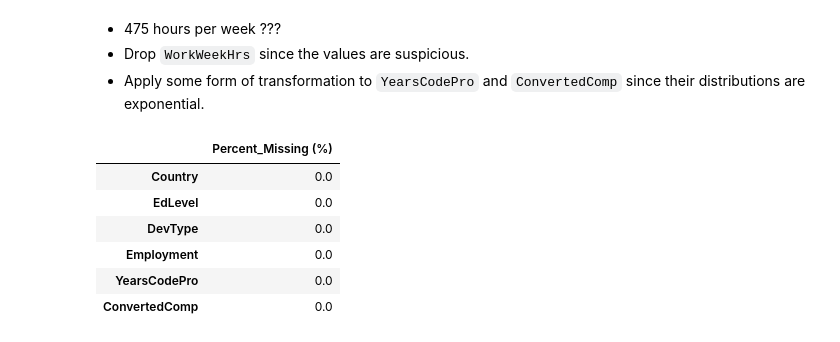
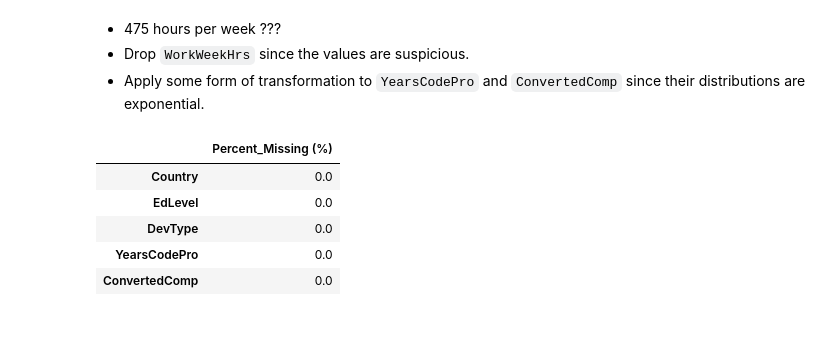
Before and after one commit to chineidu/Developer-s-survey, a Jupyter notebook: survey notebook.ipynb, the cells around one changed output. Drawn from its saved outputs; the diff is of its cells as text; code cells hidden in the pictures.

```diff
--- a/survey notebook.ipynb
+++ b/survey notebook.ipynb
@@ -178,8 +178,26 @@ def assign_devtype(devtype: str) -> str:
     elif devtype == 'Developer full-stack':
         return 'Fullstack Developer'
 
+    elif devtype == 'Database administrator':
+        return 'Database Administrator'
+
+    elif devtype == 'Data or business analyst':
+        return 'Data/Business Analyst'
+
+    elif devtype == 'Developer front-end':
+        return 'Frontend Developer '
+
+    elif (devtype == 'Academic researcher') or (devtype =='Scientist') or (devtype =='Educator'):
+        return 'Academic Researcher/Scientist'
+
+    elif devtype == 'Designer':
+        return 'Designer'
+
     elif devtype == 'Developer desktop or enterprise applications':
         return 'Desktop/Enterprise Applications Developer'
+
+    elif devtype == 'Data scientist or machine learning specialist':
+        return 'Data scientist/Machine Learning Specialist'
 
     elif devtype == 'Developer mobile':
         return ' Mobile Developer'
@@ -187,8 +205,8 @@ def assign_devtype(devtype: str) -> str:
     elif devtype == 'Developer embedded applications or devices':
         return 'Embedded applications/devices Developer'
 
-    elif devtype == 'Data scientist or machine learning specialist':
-        return 'Data scientist/Machine Learning specialist'
+    elif devtype == 'DevOps specialist':
+        return 'DevOps'
 
     elif devtype == 'Developer QA or test':
         return 'QA/Test Developer'
@@ -199,17 +217,11 @@ def assign_devtype(devtype: str) -> str:
     elif devtype == 'Developer game or graphics':
         return 'Game/Graphics Developer'
 
-    elif (devtype == 'Academic researcher') or (devtype =='Scientist'):
-        return 'Academic Researcher/Scientist'
-
-    elif devtype == 'Marketing or sales professional':
-        return 'Marketing/Sales professional'
-
     elif (devtype == 'Engineering manager') or (devtype =='Product manager'):
         return 'Engineering/Product Manager'
 
     else:
-        return devtype
+        return 'Others'
 # %%
 def edu_level(col: str) -> str:
     if col == "Bachelor’s degree (B.A., B.S., B.Eng., etc.)":
@@ -344,19 +356,18 @@ plt.show()
 * Drop `WorkWeekHrs` since the values are suspicious.
 * Apply some form of transformation to `YearsCodePro` and `ConvertedComp` since their distributions are exponential.
 # %%
-# drop 'WorkWeekHrs'
-df3 = df3.drop(columns=['WorkWeekHrs'])
+# drop 'WorkWeekHrs' and 'Employment'
+df3 = df3.drop(columns=['WorkWeekHrs', 'Employment'])
 
 # replace the missing values in "YearsCodePro" with the median
 df3['YearsCodePro'] = df3['YearsCodePro'].fillna(value=df3['YearsCodePro'].median())
 
 # verify that there's no missing values
 cal_missing_val(df3)
 # %% [output]
 |  | Percent_Missing (%) |
 | Country | 0.0 |
 | EdLevel | 0.0 |
 | DevType | 0.0 |
-| Employment | 0.0 |
 | YearsCodePro | 0.0 |
 | ConvertedComp | 0.0 |
```
Also changed, not shown: parts of 14 cells of this notebook.
